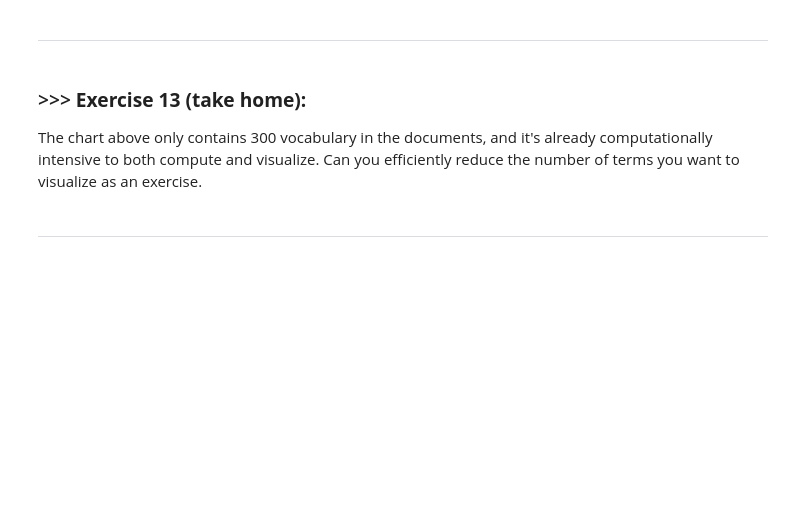
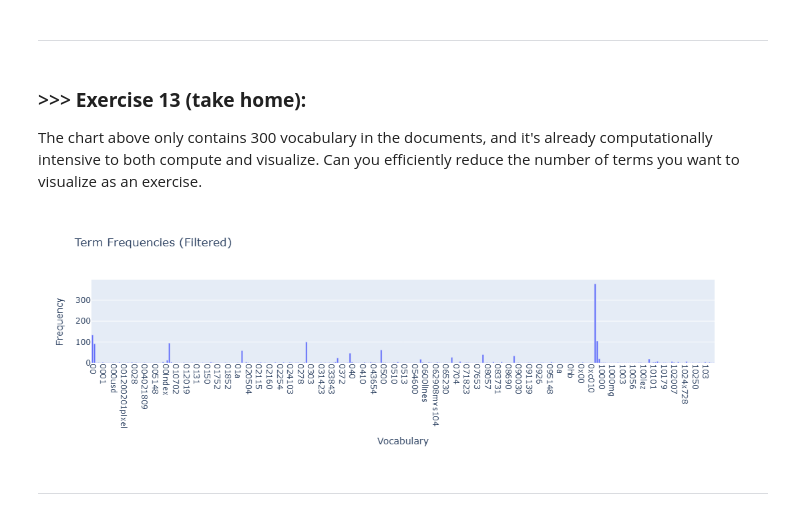
Before and after one commit to tuanngond1/DM2025-Lab1-Exercise, a Jupyter notebook: DM2025-Lab1-Master.ipynb, the cells around one changed output. Cells and saved outputs as stored; diff of their text form; code cells hidden in the pictures; blank space fills up the shorter version.

```diff
--- a/DM2025-Lab1-Master.ipynb
+++ b/DM2025-Lab1-Master.ipynb
@@ -1138,3 +1168,20 @@ The chart above only contains 300 vocabulary in the documents, and it's already
+# %%
+# Answer here
+# Filter out terms with zero frequency
+non_zero_indices = term_frequencies > 0
+filtered_terms = count_vect.get_feature_names_out()[non_zero_indices]
+filtered_frequencies = term_frequencies[non_zero_indices]
+
+# Create DataFrame
+data = {'Vocabulary': filtered_terms[:300], 'Frequency': filtered_frequencies[:300]}
+df = pd.DataFrame(data)
+
+# Create the plot
+fig = px.bar(df, x='Vocabulary', y='Frequency', title='Term Frequencies (Filtered)')
+fig.update_layout(xaxis_tickangle=90)  # Rotates the x-axis labels
+fig.show()
+# %% [output]
+[figure, added]
 # %% [markdown]
 ---
 # %% [markdown]
```
Also changed, not shown: parts of 55 cells of this notebook.
